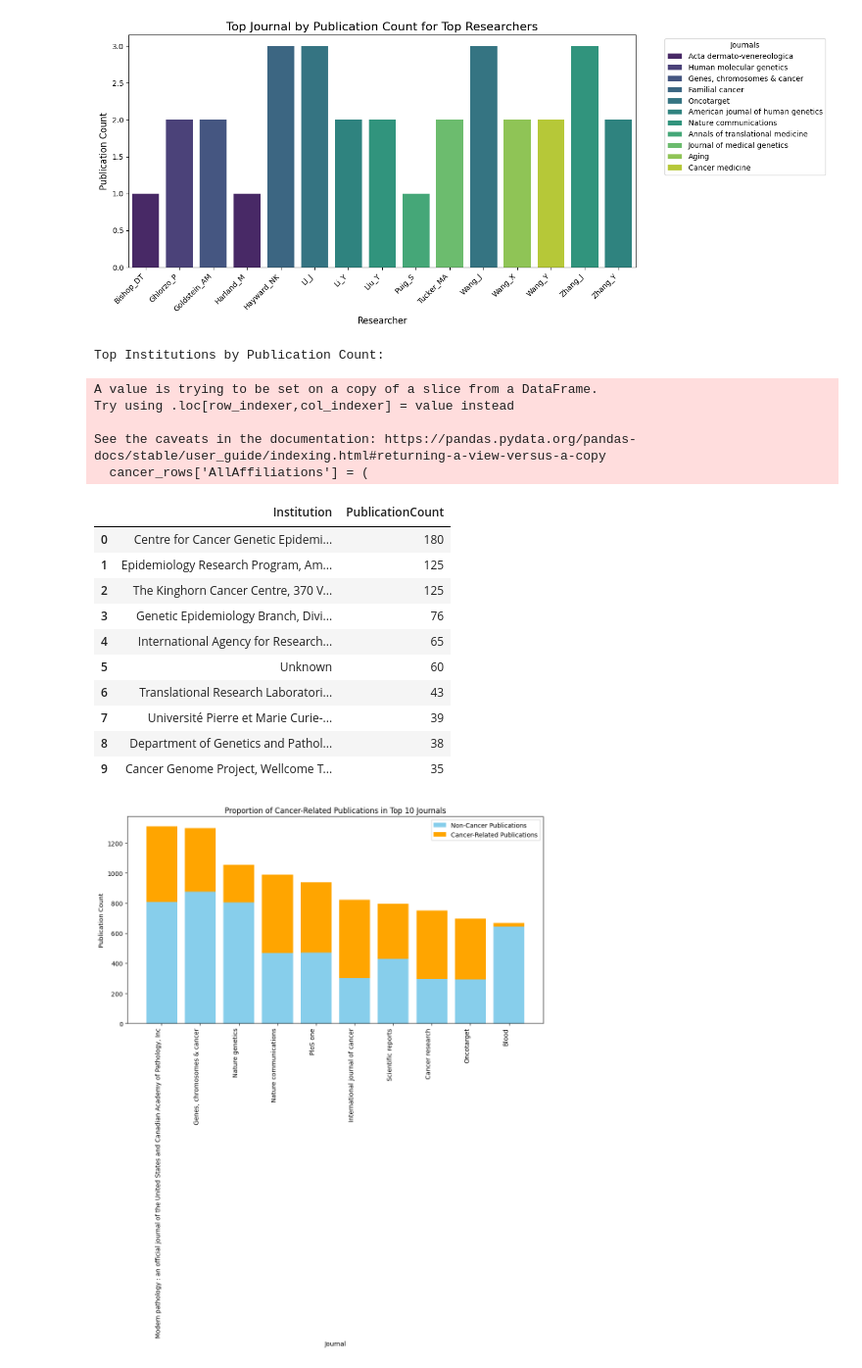
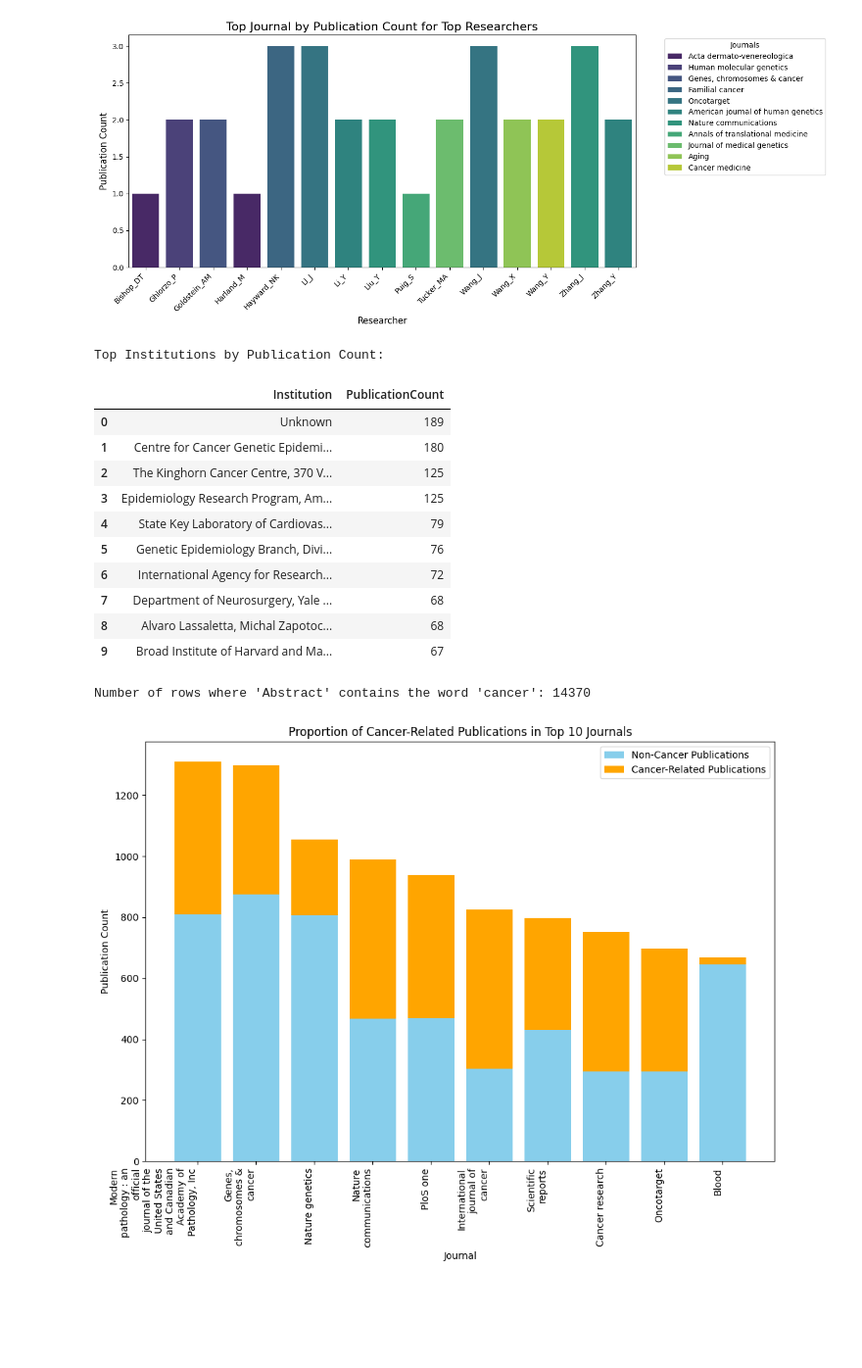
Before and after one commit to ThanakornMix/G1-Consulting-Data-Science, a Jupyter notebook: Consulting.ipynb, the cells around one changed output. Shown at 98% size. Drawn from its saved outputs; the diff is of its cells as text; code cells hidden in the pictures; blank space fills up the shorter version.

```diff
--- a/Consulting.ipynb
+++ b/Consulting.ipynb
@@ -521,12 +478,12 @@ plt.show()
 [figure]
 # %%
 # Combine author and first author affiliations
-cancer_rows['AllAffiliations'] = (
-    cancer_rows['AuthorAffiliation'].fillna('') + ' ' + cancer_rows['FirstAuthorAffiliation'].fillna('')
+merged_df['AllAffiliations'] = (
+    merged_df['AuthorAffiliation'].fillna('') + ' ' + merged_df['FirstAuthorAffiliation'].fillna('')
 )
 
 # Count publications by institutions
-top_institutions = cancer_rows['AllAffiliations'].value_counts().head(10)
+top_institutions = merged_df['AllAffiliations'].value_counts().head(10)
 
 top_institutions_df = top_institutions.reset_index()
 top_institutions_df.columns = ['Institution', 'PublicationCount']
@@ -535,23 +492,26 @@ print("Top Institutions by Publication Count:")
 display(top_institutions_df)
 # %% [output]
 Top Institutions by Publication Count:
-A value is trying to be set on a copy of a slice from a DataFrame.
-Try using .loc[row_indexer,col_indexer] = value instead
-
-See the caveats in the documentation: https://pandas.pydata.org/pandas-docs/stable/user_guide/indexing.html#returning-a-view-versus-a-copy
-  cancer_rows['AllAffiliations'] = (
 |  | Institution | PublicationCount |
-| 0 | Centre for Cancer Genetic Epidemi... | 180 |
-| 1 | Epidemiology Research Program, Am... | 125 |
+| 0 | Unknown | 189 |
+| 1 | Centre for Cancer Genetic Epidemi... | 180 |
 | 2 | The Kinghorn Cancer Centre, 370 V... | 125 |
-| 3 | Genetic Epidemiology Branch, Divi... | 76 |
-| 4 | International Agency for Research... | 65 |
-| 5 | Unknown | 60 |
-| 6 | Translational Research Laboratori... | 43 |
-| 7 | Université Pierre et Marie Curie-... | 39 |
-| 8 | Department of Genetics and Pathol... | 38 |
-| 9 | Cancer Genome Project, Wellcome T... | 35 |
+| 3 | Epidemiology Research Program, Am... | 125 |
+| 4 | State Key Laboratory of Cardiovas... | 79 |
+| 5 | Genetic Epidemiology Branch, Divi... | 76 |
+| 6 | International Agency for Research... | 72 |
+| 7 | Department of Neurosurgery, Yale ... | 68 |
+| 8 | Alvaro Lassaletta, Michal Zapotoc... | 68 |
+| 9 | Broad Institute of Harvard and Ma... | 67 |
 # %%
+# create a dataframe with only papers which have 'cancer' in them
+cancer_rows = merged_df[merged_df['Abstract'].str.contains('cancer', case=False, na=False)]
+
+#print(cancer_rows)
+
+cancer_count = cancer_rows.shape[0]
+print(f"Number of rows where 'Abstract' contains the word 'cancer': {cancer_count}")
+
 journals = merged_df.groupby('Journal').size().reset_index(name='Count')
 journals = journals.sort_values(by='Count', ascending=False)
 
@@ -577,34 +537,39 @@ merged_journals = top_10_journals.merge(
 
 # Extract counts
 journals = merged_journals['Journal']
 all_counts = merged_journals['Count']
 cancer_counts = merged_journals['Cancer Publications Count']
-non_cancer_counts = all_counts - cancer_counts  # Calculate non-cancer counts
+non_cancer_counts = all_counts - cancer_counts
 
 # Plot
 x = np.arange(len(journals))  # Journal indices
 
-fig, ax = plt.subplots(figsize=(12, 6))
+fig, ax = plt.subplots(figsize=(10, 8))
 
 # Stacked bars
 ax.bar(x, non_cancer_counts, label='Non-Cancer Publications', color='skyblue')
 ax.bar(x, cancer_counts, bottom=non_cancer_counts, label='Cancer-Related Publications', color='orange')
+
+import textwrap
+wrapped_labels = [textwrap.fill(label, width=15) for label in journals]
 
 # Customize the chart
 ax.set_xlabel('Journal')
 ax.set_ylabel('Publication Count')
 ax.set_title('Proportion of Cancer-Related Publications in Top 10 Journals')
 ax.set_xticks(x)
-ax.set_xticklabels(journals, rotation=90, ha='right', fontsize=10)
+ax.set_xticklabels(wrapped_labels, rotation=90, ha='right')
 ax.legend()
 
 # angle the x axis labels
 for tick in ax.get_xticklabels():
     tick.set_rotation(90)
 
 
+
 # Show the chart
 plt.tight_layout()
 plt.show()
 # %% [output]
+Number of rows where 'Abstract' contains the word 'cancer': 14370
-[figure, old version]
+[figure, new version]
```
Also changed, not shown: parts of 11 cells of this notebook.
